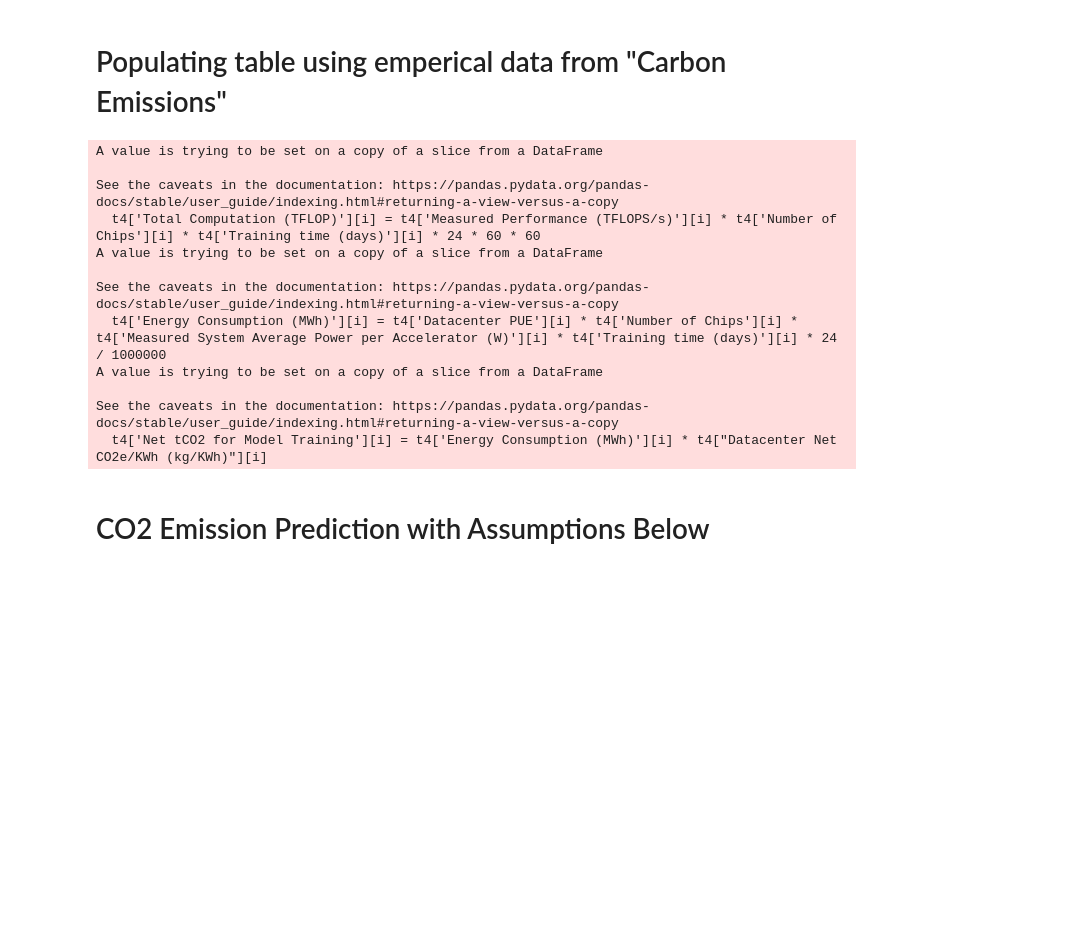
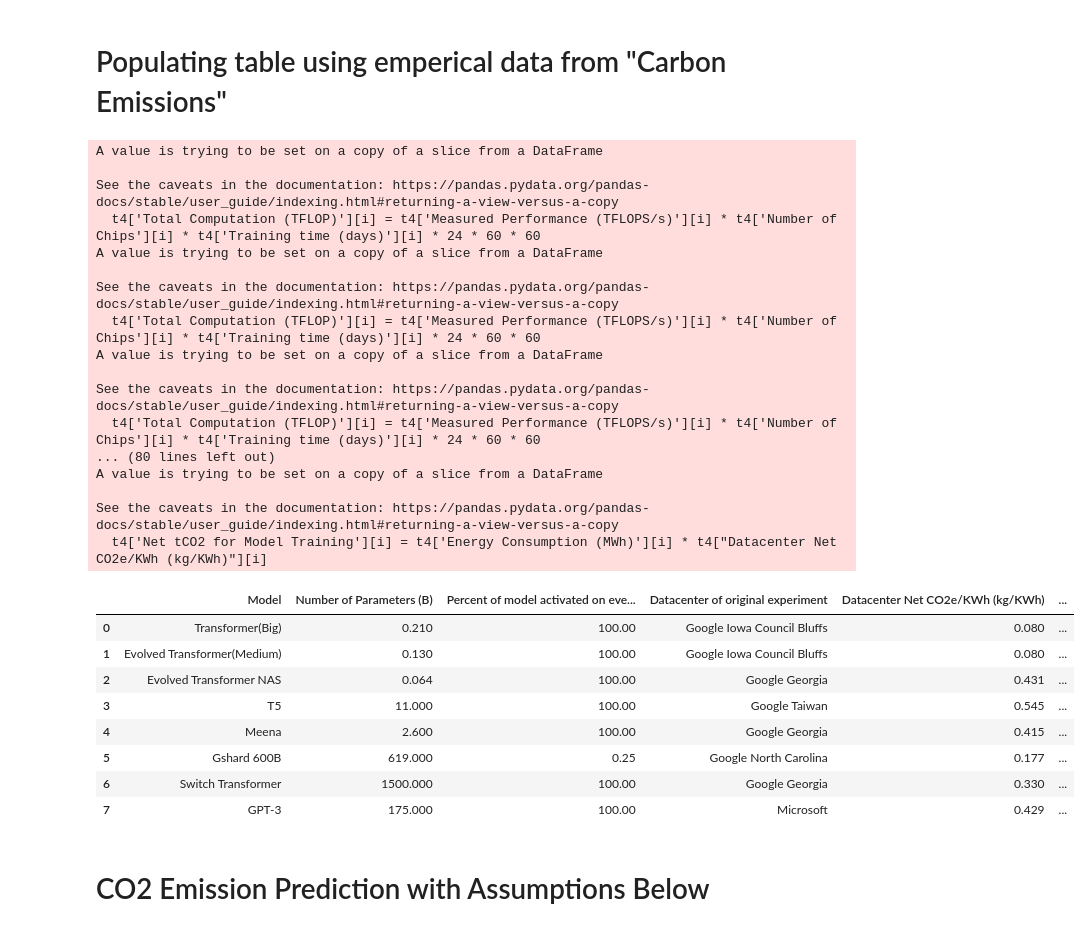
Before and after one commit to SotaroKaneda/MLCarbon, a Jupyter notebook: analysis/TPU_Model_Training_Prediction.ipynb, the cells around one changed output. Cells and saved outputs as stored; diff of their text form; code cells hidden in the pictures; blank space fills up the shorter version.

```diff
--- a/analysis/TPU_Model_Training_Prediction.ipynb
+++ b/analysis/TPU_Model_Training_Prediction.ipynb
@@ -125,26 +125,41 @@ t4 = pd.DataFrame(table4)
 # %%
 t4['Total Computation (TFLOP)'] = ''
 for i in t4.index:
   t4['Total Computation (TFLOP)'][i] = t4['Measured Performance (TFLOPS/s)'][i] * t4['Number of Chips'][i] * t4['Training time (days)'][i] * 24 * 60 * 60
 t4['Energy Consumption (MWh)'] = ''
 for i in t4.index:
   t4['Energy Consumption (MWh)'][i] = t4['Datacenter PUE'][i] * t4['Number of Chips'][i] * t4['Measured System Average Power per Accelerator (W)'][i] * t4['Training time (days)'][i] * 24 / 1000000
 t4['Net tCO2 for Model Training'] = ''
 for i in t4.index:
   t4['Net tCO2 for Model Training'][i] = t4['Energy Consumption (MWh)'][i] * t4["Datacenter Net CO2e/KWh (kg/KWh)"][i]
+t4
 # %% [output]
 A value is trying to be set on a copy of a slice from a DataFrame
 
 See the caveats in the documentation: https://pandas.pydata.org/pandas-docs/stable/user_guide/indexing.html#returning-a-view-versus-a-copy
   t4['Total Computation (TFLOP)'][i] = t4['Measured Performance (TFLOPS/s)'][i] * t4['Number of Chips'][i] * t4['Training time (days)'][i] * 24 * 60 * 60
 A value is trying to be set on a copy of a slice from a DataFrame
 
 See the caveats in the documentation: https://pandas.pydata.org/pandas-docs/stable/user_guide/indexing.html#returning-a-view-versus-a-copy
-  t4['Energy Consumption (MWh)'][i] = t4['Datacenter PUE'][i] * t4['Number of Chips'][i] * t4['Measured System Average Power per Accelerator (W)'][i] * t4['Training time (days)'][i] * 24 / 1000000
+  t4['Total Computation (TFLOP)'][i] = t4['Measured Performance (TFLOPS/s)'][i] * t4['Number of Chips'][i] * t4['Training time (days)'][i] * 24 * 60 * 60
+A value is trying to be set on a copy of a slice from a DataFrame
+
+See the caveats in the documentation: https://pandas.pydata.org/pandas-docs/stable/user_guide/indexing.html#returning-a-view-versus-a-copy
+  t4['Total Computation (TFLOP)'][i] = t4['Measured Performance (TFLOPS/s)'][i] * t4['Number of Chips'][i] * t4['Training time (days)'][i] * 24 * 60 * 60
+... (80 lines left out)
 A value is trying to be set on a copy of a slice from a DataFrame
 
 See the caveats in the documentation: https://pandas.pydata.org/pandas-docs/stable/user_guide/indexing.html#returning-a-view-versus-a-copy
   t4['Net tCO2 for Model Training'][i] = t4['Energy Consumption (MWh)'][i] * t4["Datacenter Net CO2e/KWh (kg/KWh)"][i]
+|  | Model | Number of Parameters (B) | Percent of model activated on eve... | Datacenter of original experiment | Datacenter Net CO2e/KWh (kg/KWh) | ... |
+| 0 | Transformer(Big) | 0.210 | 100.00 | Google Iowa Council Bluffs | 0.080 | ... |
+| 1 | Evolved Transformer(Medium) | 0.130 | 100.00 | Google Iowa Council Bluffs | 0.080 | ... |
+| 2 | Evolved Transformer NAS | 0.064 | 100.00 | Google Georgia | 0.431 | ... |
+| 3 | T5 | 11.000 | 100.00 | Google Taiwan | 0.545 | ... |
+| 4 | Meena | 2.600 | 100.00 | Google Georgia | 0.415 | ... |
+| 5 | Gshard 600B | 619.000 | 0.25 | Google North Carolina | 0.177 | ... |
+| 6 | Switch Transformer | 1500.000 | 100.00 | Google Georgia | 0.330 | ... |
+| 7 | GPT-3 | 175.000 | 100.00 | Microsoft | 0.429 | ... |
 # %% [markdown]
 # CO2 Emission Prediction with Assumptions Below
 # %%
```
Also changed, not shown: parts of 6 cells of this notebook, 3 other files.
